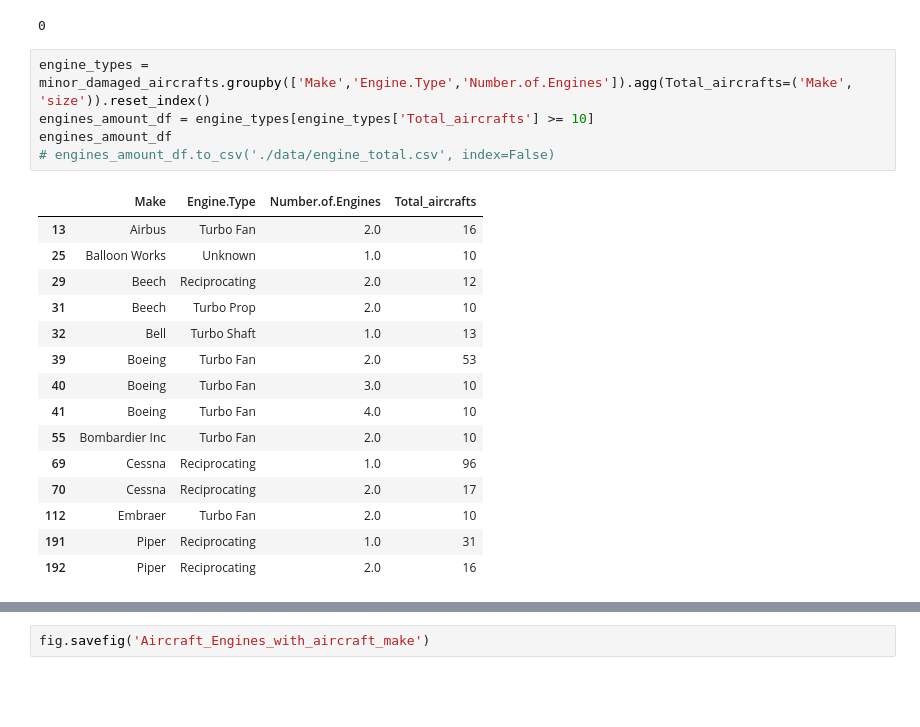
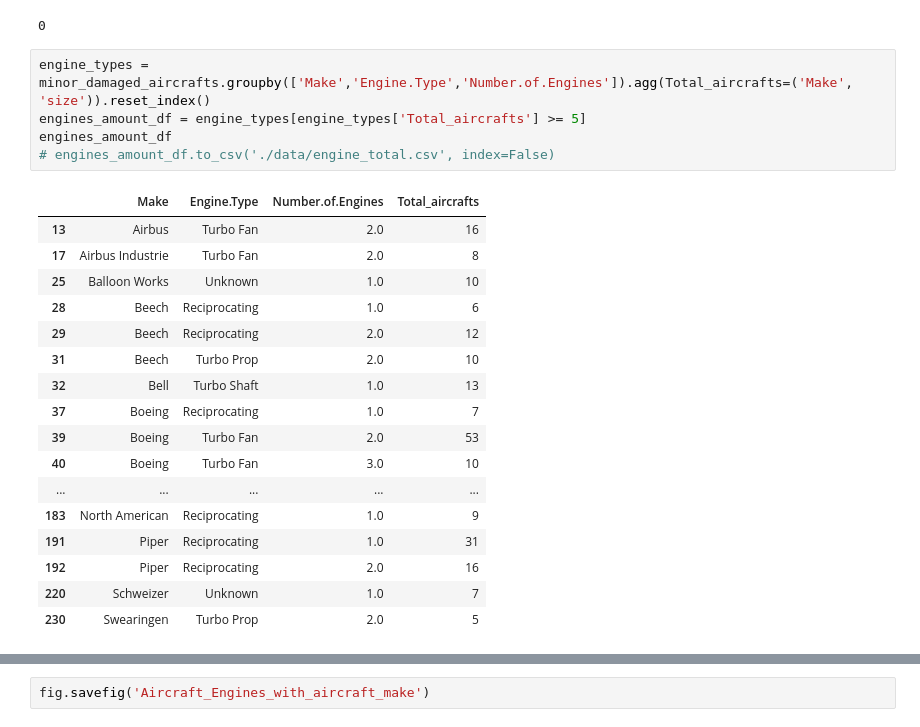
Before and after one commit to omendez930/Aircraft_purchase_analysis, a Jupyter notebook: Index.ipynb, the cells around one changed output, grey strips where cells are left out. Cells and saved outputs as stored; diff of their text form; blank space fills up the shorter version.

```diff
--- a/Index.ipynb
+++ b/Index.ipynb
@@ -1422,25 +1440,27 @@ minor_damaged_aircrafts['Engine.Type'].isna().sum()
 0
 # %%
 engine_types = minor_damaged_aircrafts.groupby(['Make','Engine.Type','Number.of.Engines']).agg(Total_aircrafts=('Make', 'size')).reset_index()
-engines_amount_df = engine_types[engine_types['Total_aircrafts'] >= 10]
+engines_amount_df = engine_types[engine_types['Total_aircrafts'] >= 5]
 engines_amount_df
 # engines_amount_df.to_csv('./data/engine_total.csv', index=False)
 # %% [output]
 |  | Make | Engine.Type | Number.of.Engines | Total_aircrafts |
 | 13 | Airbus | Turbo Fan | 2.0 | 16 |
+| 17 | Airbus Industrie | Turbo Fan | 2.0 | 8 |
 | 25 | Balloon Works | Unknown | 1.0 | 10 |
+| 28 | Beech | Reciprocating | 1.0 | 6 |
 | 29 | Beech | Reciprocating | 2.0 | 12 |
 | 31 | Beech | Turbo Prop | 2.0 | 10 |
 | 32 | Bell | Turbo Shaft | 1.0 | 13 |
+| 37 | Boeing | Reciprocating | 1.0 | 7 |
 | 39 | Boeing | Turbo Fan | 2.0 | 53 |
 | 40 | Boeing | Turbo Fan | 3.0 | 10 |
-| 41 | Boeing | Turbo Fan | 4.0 | 10 |
-| 55 | Bombardier Inc | Turbo Fan | 2.0 | 10 |
-| 69 | Cessna | Reciprocating | 1.0 | 96 |
-| 70 | Cessna | Reciprocating | 2.0 | 17 |
-| 112 | Embraer | Turbo Fan | 2.0 | 10 |
+| ... | ... | ... | ... | ... |
+| 183 | North American | Reciprocating | 1.0 | 9 |
 | 191 | Piper | Reciprocating | 1.0 | 31 |
 | 192 | Piper | Reciprocating | 2.0 | 16 |
+| 220 | Schweizer | Unknown | 1.0 | 7 |
+| 230 | Swearingen | Turbo Prop | 2.0 | 5 |
 # %%
 # make_over_ten_aircrafts = pd.merge(make_over_ten_aircrafts,dropped_engine_types_df, left_on='Make', right_index=True, how='left')
 # make_over_ten_aircrafts
```
Also changed, not shown: parts of 3 cells of this notebook, 2 other files.
